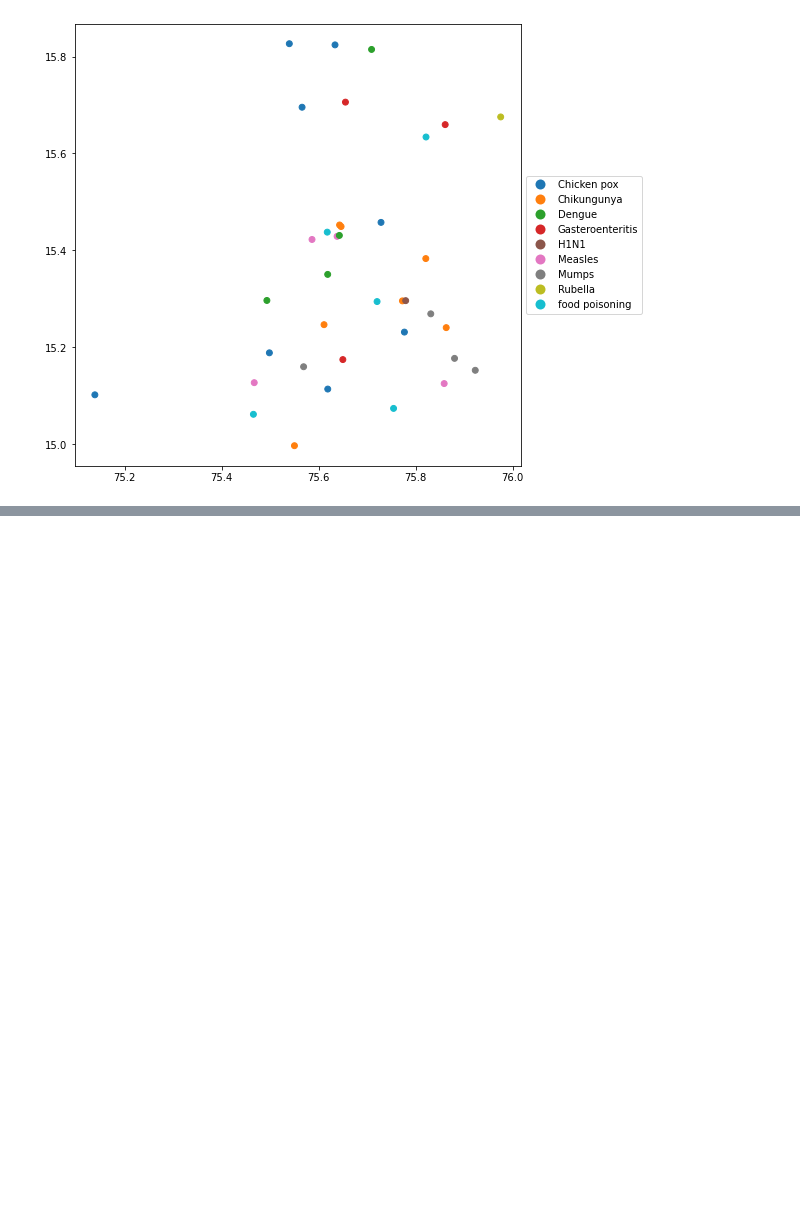
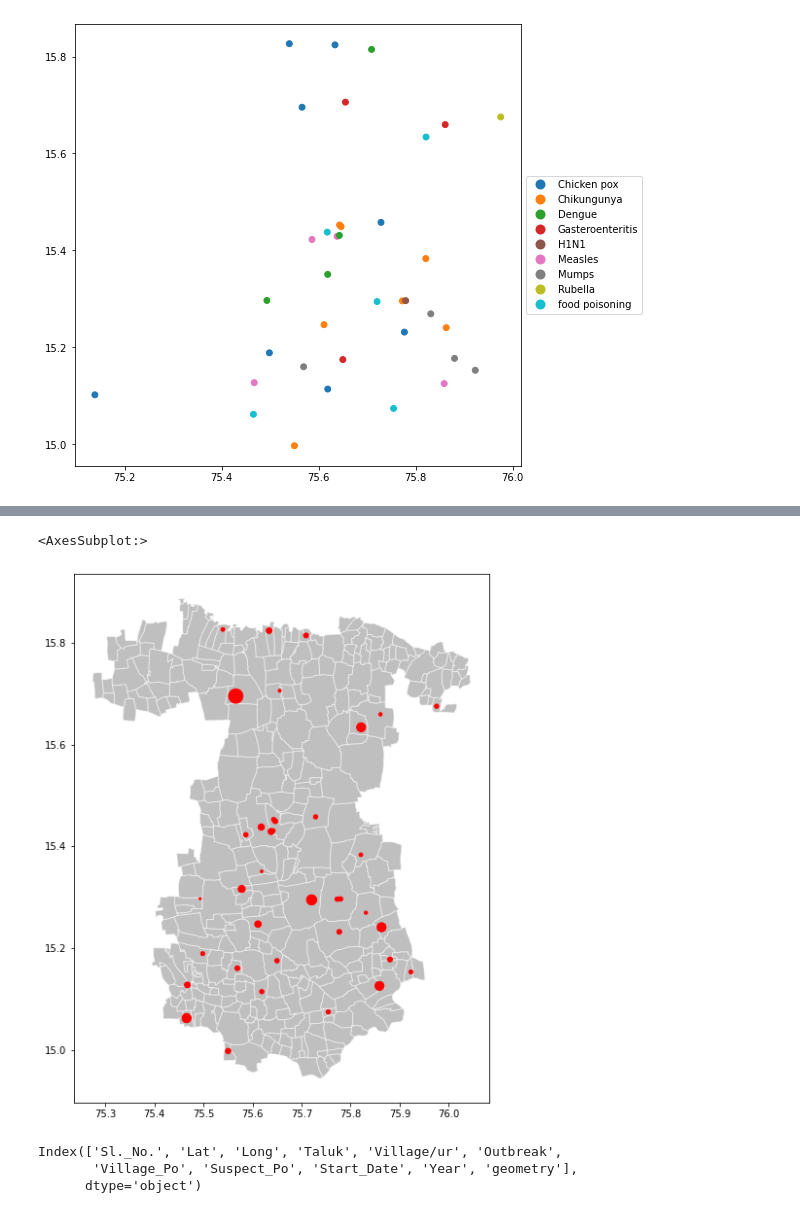
Before and after one commit to 92sagarchougule/GeoPandas, a Jupyter notebook: Spatial_Data_Visualisation.ipynb, the cells around one changed output, grey strips where cells are left out. Cells and saved outputs as stored; diff of their text form; code cells hidden in the pictures; blank space fills up the shorter version.

```diff
--- a/Spatial_Data_Visualisation.ipynb
+++ b/Spatial_Data_Visualisation.ipynb
@@ -64,0 +56,3 @@ gdf.explore(column="Outbreak")
+# %%
+vf = fpd.read_file(r'C:\Users\Lenovo\Documents\GeoPandas\Nagveni_Mam\Villages.shp')
+outbrk = fpd.read_file(r'C:\Users\Lenovo\Documents\GeoPandas\Nagveni_Mam\Outbreaks.shp')
@@ -64,0 +64,12 @@ gdf.explore(column="Outbreak")
+# %%
+ax = vf.plot(color='gray',edgecolor='white', alpha=0.5, figsize = (10,10))
+outbrk.plot(ax=ax,color='red', figsize = (10,10),markersize=outbrk['Suspect_Po'])
+# %% [output]
+<AxesSubplot:>
+[figure, added]
+# %%
+outbrk.columns
+# %% [output]
+Index(['Sl._No.', 'Lat', 'Long', 'Taluk', 'Village/ur', 'Outbreak',
+       'Village_Po', 'Suspect_Po', 'Start_Date', 'Year', 'geometry'],
+      dtype='object')
```
Also changed, not shown: parts of 9 cells of this notebook.
